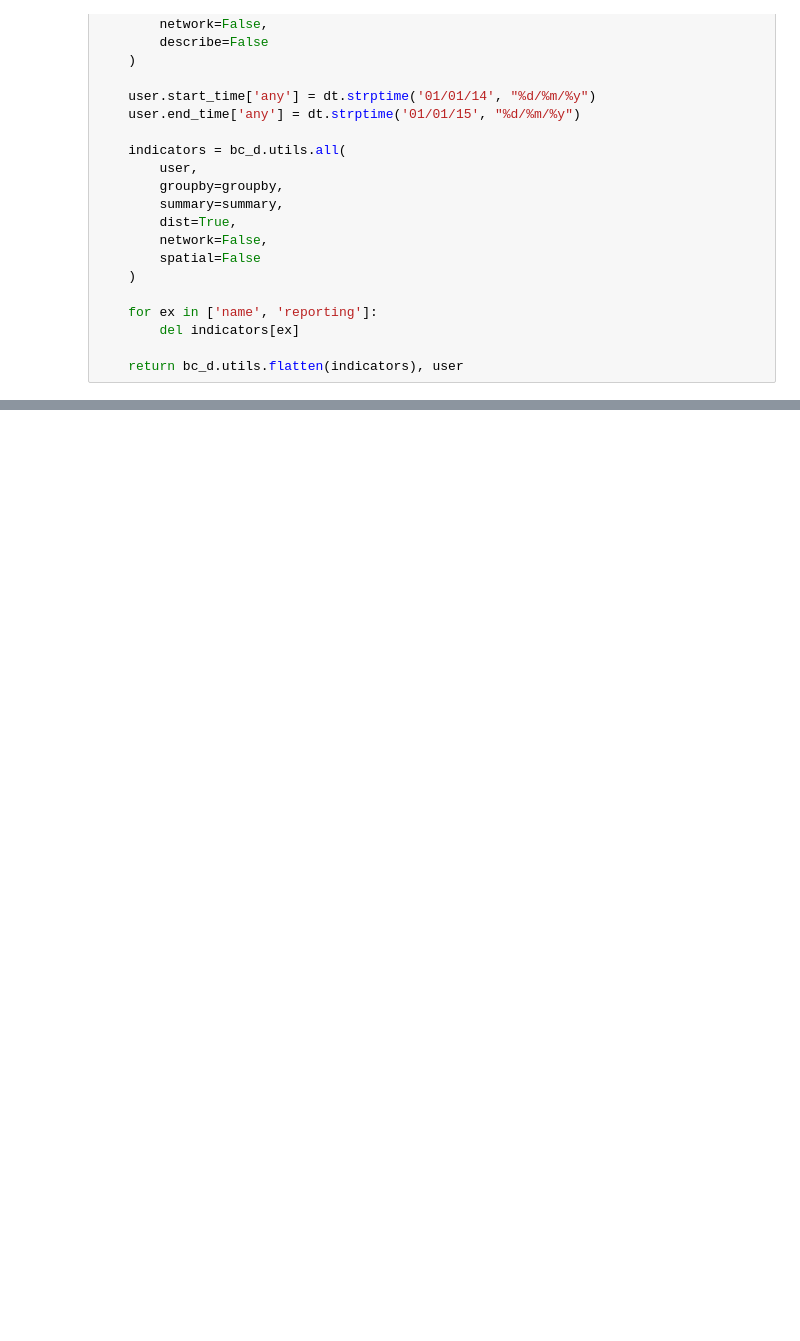
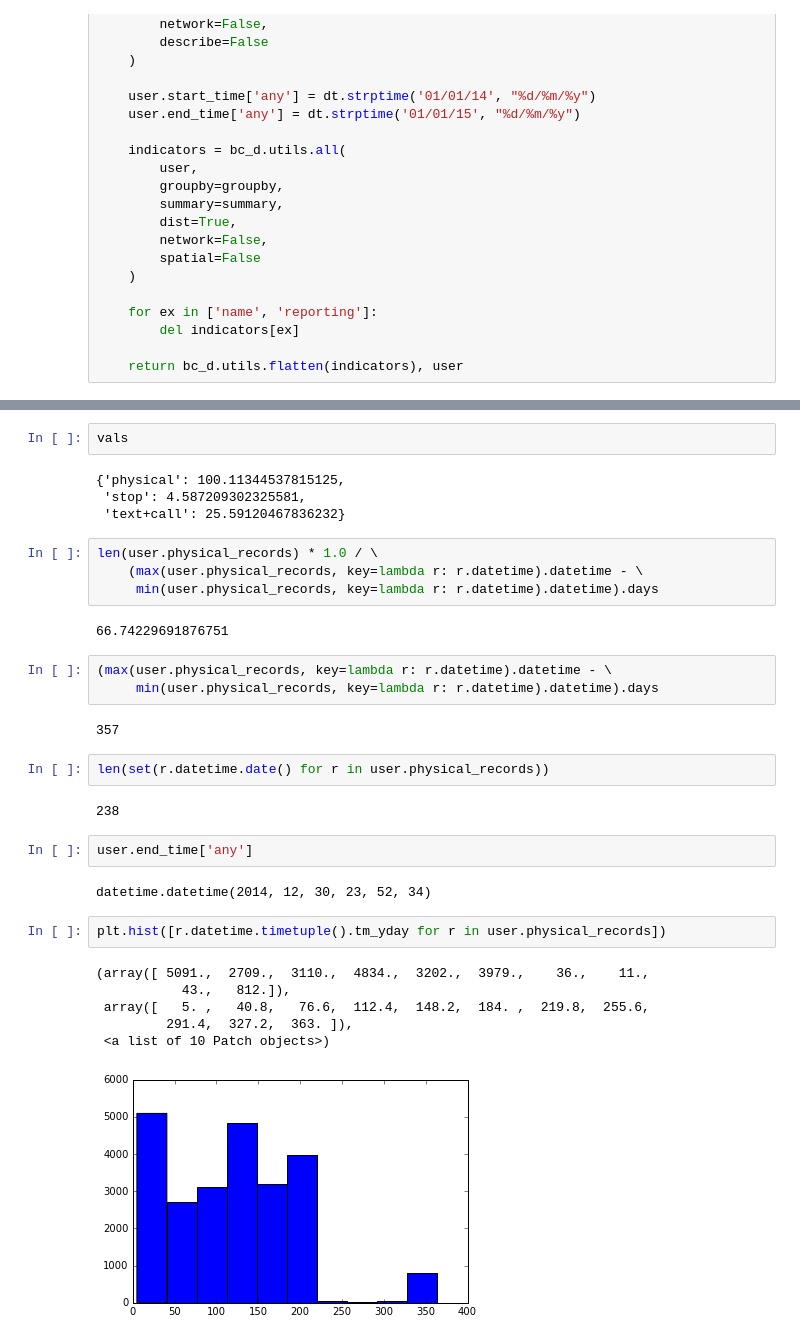
Before and after one commit to ulfaslak/MScProject-build-dataset, a Jupyter notebook: test_bandicoot_indicators.ipynb, the cells around one changed output, grey strips where cells are left out. Cells and saved outputs as stored; diff of their text form; blank space fills up the shorter version.

```diff
--- a/test_bandicoot_indicators.ipynb
+++ b/test_bandicoot_indicators.ipynb
@@ -66,0 +102,34 @@ create_user_records.ipynb          visualisation/
+# %%
+vals
+# %% [output]
+{'physical': 100.11344537815125,
+ 'stop': 4.587209302325581,
+ 'text+call': 25.59120467836232}
+# %%
+len(user.physical_records) * 1.0 / \
+    (max(user.physical_records, key=lambda r: r.datetime).datetime - \
+     min(user.physical_records, key=lambda r: r.datetime).datetime).days
+# %% [output]
+66.74229691876751
+# %%
+(max(user.physical_records, key=lambda r: r.datetime).datetime - \
+     min(user.physical_records, key=lambda r: r.datetime).datetime).days
+# %% [output]
+357
+# %%
+len(set(r.datetime.date() for r in user.physical_records))
+# %% [output]
+238
+# %%
+user.end_time['any']
+# %% [output]
+datetime.datetime(2014, 12, 30, 23, 52, 34)
+# %%
+plt.hist([r.datetime.timetuple().tm_yday for r in user.physical_records])
+# %% [output]
+(array([ 5091.,  2709.,  3110.,  4834.,  3202.,  3979.,    36.,    11.,
+           43.,   812.]),
+ array([   5. ,   40.8,   76.6,  112.4,  148.2,  184. ,  219.8,  255.6,
+         291.4,  327.2,  363. ]),
+ <a list of 10 Patch objects>)
+[figure, added]
```
Also changed, not shown: parts of 7 cells of this notebook, 10 other files.
